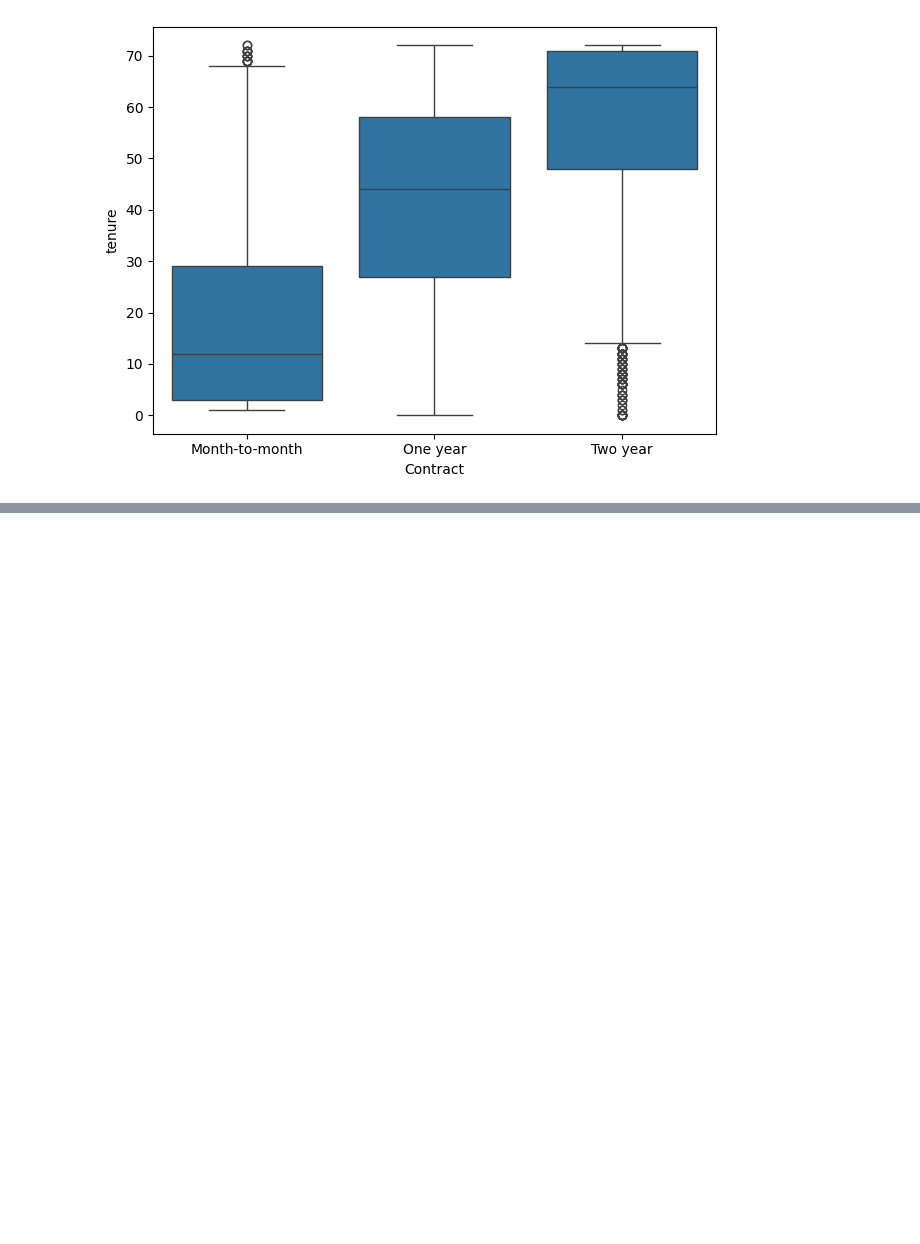
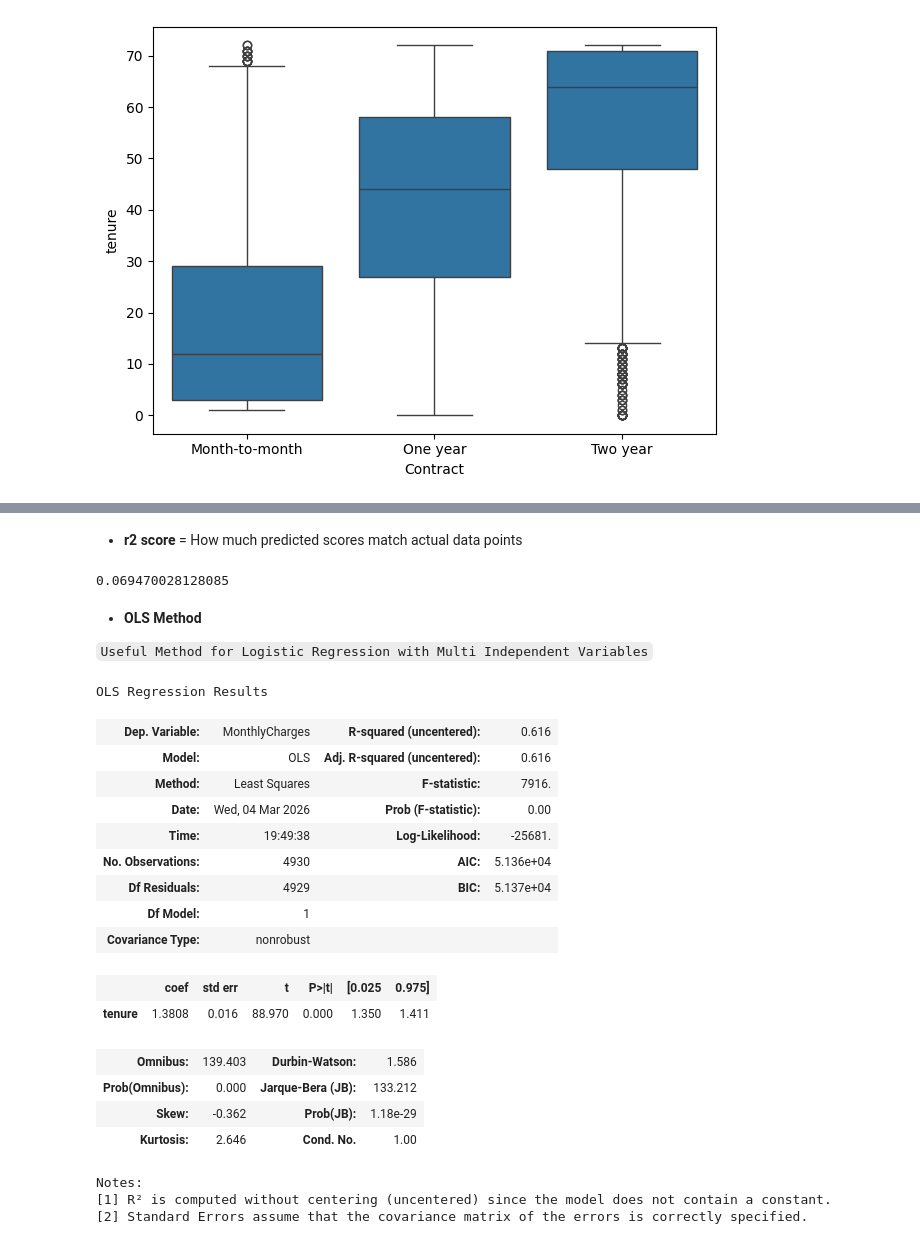
Before and after one commit to Sairam307/ML-regression-project, a Jupyter notebook: Customer_Churn_Analysis_Using_Classification_Algorithm.ipynb, the cells around one changed output, grey strips where cells are left out. Saved outputs shown, nothing was run; the diff lists cells and outputs as text; code cells hidden in the pictures; blank space fills up the shorter version.

```diff
--- a/Customer_Churn_Analysis_Using_Classification_Algorithm.ipynb
+++ b/Customer_Churn_Analysis_Using_Classification_Algorithm.ipynb
@@ -333,0 +348,4 @@ plt.show();
+# %%
+#Please note to convert 1D array into 2D use double square Brackets
+y = data[['MonthlyCharges']]
+X = data[['tenure']]
@@ -333,0 +396,11 @@ plt.show();
+# %% [markdown]
+* **r2 score** = How much predicted scores match actual data points
+# %%
+r2_score(y_test, Predictions) #Goodness of Fit is preffered for Multiple linear regression
+#Accuracy score is used for Logistic Regresion
+# %% [output]
+0.069470028128085
+# %% [markdown]
+* **OLS Method**
+
+`Useful Method for Logistic Regression with Multi Independent Variables`
@@ -333,0 +409,23 @@ plt.show();
+# %%
+X = sm.OLS(y_train, X_train).fit()
+X.summary()
+# %% [output]
+OLS Regression Results
+| Dep. Variable: | MonthlyCharges | R-squared (uncentered): | 0.616 |
+| Model: | OLS | Adj. R-squared (uncentered): | 0.616 |
+| Method: | Least Squares | F-statistic: | 7916. |
+| Date: | Wed, 04 Mar 2026 | Prob (F-statistic): | 0.00 |
+| Time: | 19:49:38 | Log-Likelihood: | -25681. |
+| No. Observations: | 4930 | AIC: | 5.136e+04 |
+| Df Residuals: | 4929 | BIC: | 5.137e+04 |
+| Df Model: | 1 |  |  |
+| Covariance Type: | nonrobust |  |  |
+|  | coef | std err | t | P>|t| | [0.025 | 0.975] |
+| tenure | 1.3808 | 0.016 | 88.970 | 0.000 | 1.350 | 1.411 |
+| Omnibus: | 139.403 | Durbin-Watson: | 1.586 |
+| Prob(Omnibus): | 0.000 | Jarque-Bera (JB): | 133.212 |
+| Skew: | -0.362 | Prob(JB): | 1.18e-29 |
+| Kurtosis: | 2.646 | Cond. No. | 1.00 |
+Notes:
+[1] R² is computed without centering (uncentered) since the model does not contain a constant.
+[2] Standard Errors assume that the covariance matrix of the errors is correctly specified.
```
Also changed, not shown: parts of 25 cells of this notebook.
